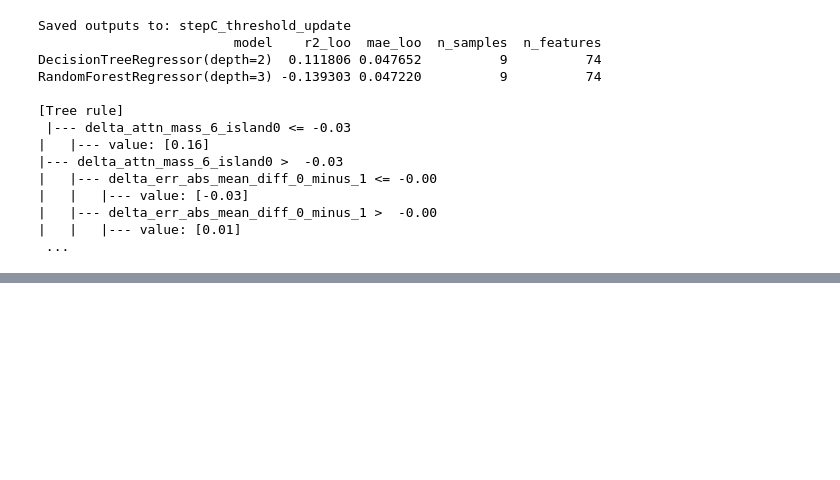
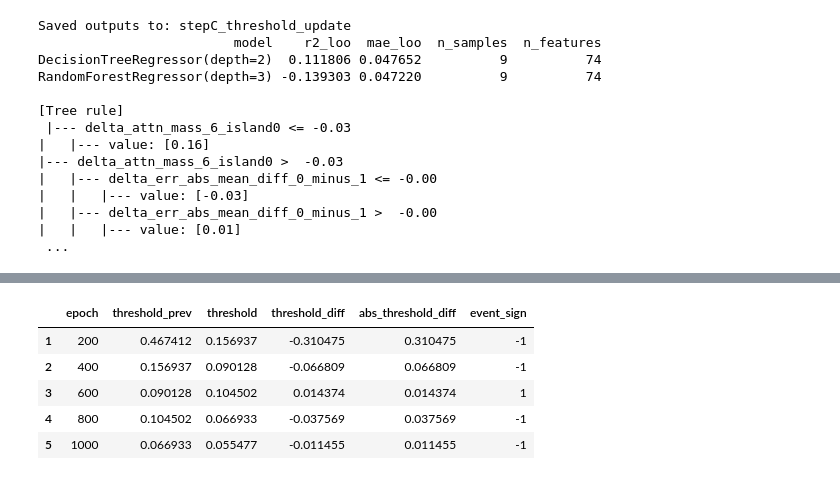
Before and after one commit to kosukeya/e-functor, a Jupyter notebook: src/e_functor.ipynb, the cells around one changed output, grey strips where cells are left out. Cells and saved outputs as stored; diff of their text form; code cells hidden in the pictures; blank space fills up the shorter version.

```diff
--- a/src/e_functor.ipynb
+++ b/src/e_functor.ipynb
@@ -2167,0 +2458,86 @@ RandomForestRegressor(depth=3) -0.139303 0.047220          9          74
+# %%
+# Step D-1: threshold update event extraction
+# - reads epoch-wise threshold CSV
+# - computes threshold_diff
+# - extracts "event epochs" where |diff| > eps
+# - saves CSVs and a quick plot
+
+import os
+import numpy as np
+import pandas as pd
+import matplotlib.pyplot as plt
+
+# ====== Config ======
+THR_CSV = "/content/island_dt_by_epoch_err_abs_mean.csv"  # <-- thresholdの時系列CSV
+EPS = 0.01  # "動いた"と見なす閾値（必要なら 0.005 / 0.02 に変えて感度を見る）
+
+OUT_ALL = "threshold_timeseries_with_events.csv"
+OUT_EVENTS = "threshold_update_events.csv"
+OUT_PNG = "threshold_update_events.png"
+
+# ====== Load ======
+if not os.path.exists(THR_CSV):
+    raise FileNotFoundError(
+        f"'{THR_CSV}' が見つかりません。\n"
+        f"現在の作業ディレクトリ: {os.getcwd()}\n"
+        f"ls: {os.listdir('.')}\n"
+        f"→ もしファイル名が違うなら THR_CSV を正しい名前に変更してください。"
+    )
+
+df = pd.read_csv(THR_CSV)
+
+# ====== Column checks ======
+required_cols = ["epoch", "threshold"]
+missing = [c for c in required_cols if c not in df.columns]
+if missing:
+    raise ValueError(
+        f"{THR_CSV} に必要列 {required_cols} がありません。missing={missing}\n"
+        f"columns={list(df.columns)}\n"
+        f"→ 列名に合わせて required_cols / 下の参照列を調整してください。"
+    )
+
+# ====== Compute diffs ======
+df = df.copy()
+df = df.sort_values("epoch").reset_index(drop=True)
+
+df["threshold_prev"] = df["threshold"].shift(1)
+df["threshold_diff"] = df["threshold"] - df["threshold_prev"]
+df["abs_threshold_diff"] = df["threshold_diff"].abs()
+
+# 最初の行は prev がないので diff = NaN になる
+df["is_event"] = df["abs_threshold_diff"] > EPS
+df["event_sign"] = np.sign(df["threshold_diff"]).fillna(0).astype(int)  # -1/0/+1
+
+# ====== Save ======
+df.to_csv(OUT_ALL, index=False)
+
+events = df[df["is_event"]].copy()
+events.to_csv(OUT_EVENTS, index=False)
+
+print(f"[OK] loaded: {THR_CSV} (n={len(df)})")
+print(f"[OK] EPS={EPS}")
+print(f"[OK] events: {len(events)} epochs -> saved: {OUT_EVENTS}")
+if len(events) > 0:
+    print("\n[Event epochs]")
+    display(events[["epoch", "threshold_prev", "threshold", "threshold_diff", "abs_threshold_diff", "event_sign"]])
+else:
+    print("イベントが0件です。EPSを下げてください（例: 0.005）。")
+
+# ====== Plot ======
+plt.figure(figsize=(10, 4))
+plt.plot(df["epoch"], df["threshold_diff"], marker="o")
+if len(events) > 0:
+    plt.scatter(events["epoch"], events["threshold_diff"], s=80)  # イベント点
+plt.axhline(0.0)
+plt.axhline(EPS, linestyle="--")
+plt.axhline(-EPS, linestyle="--")
+plt.title(f"threshold_diff timeseries (event if |diff| > {EPS})")
+plt.xlabel("epoch")
+plt.ylabel("threshold_diff")
+plt.tight_layout()
+plt.savefig(OUT_PNG, dpi=200)
+plt.close()
+
+print(f"[OK] saved plot: {OUT_PNG}")
+print(f"[OK] saved all-with-flags: {OUT_ALL}")
+# %% [output]
@@ -2167,0 +2549,6 @@ RandomForestRegressor(depth=3) -0.139303 0.047220          9          74
+|  | epoch | threshold_prev | threshold | threshold_diff | abs_threshold_diff | event_sign |
+| 1 | 200 | 0.467412 | 0.156937 | -0.310475 | 0.310475 | -1 |
+| 2 | 400 | 0.156937 | 0.090128 | -0.066809 | 0.066809 | -1 |
+| 3 | 600 | 0.090128 | 0.104502 | 0.014374 | 0.014374 | 1 |
+| 4 | 800 | 0.104502 | 0.066933 | -0.037569 | 0.037569 | -1 |
+| 5 | 1000 | 0.066933 | 0.055477 | -0.011455 | 0.011455 | -1 |
```
Also changed, not shown: parts of 3 cells of this notebook.
